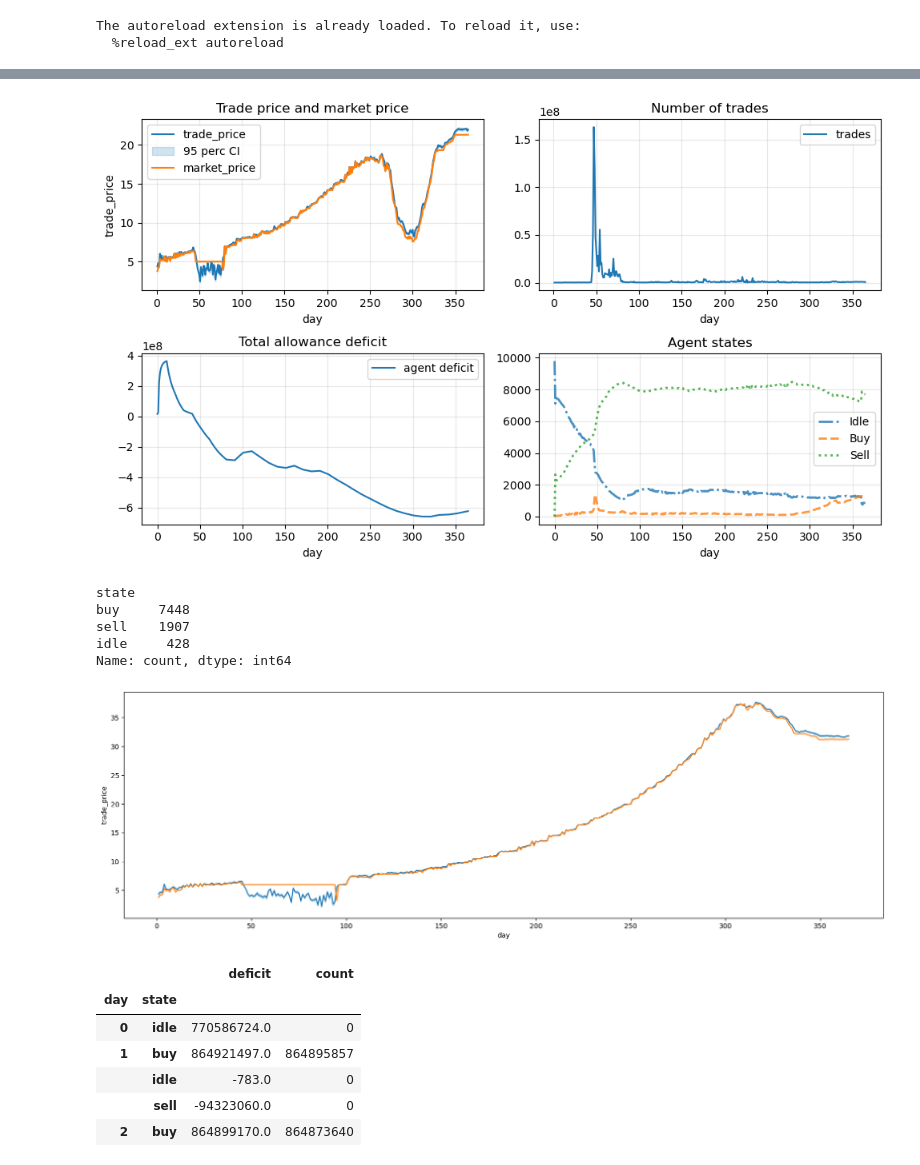
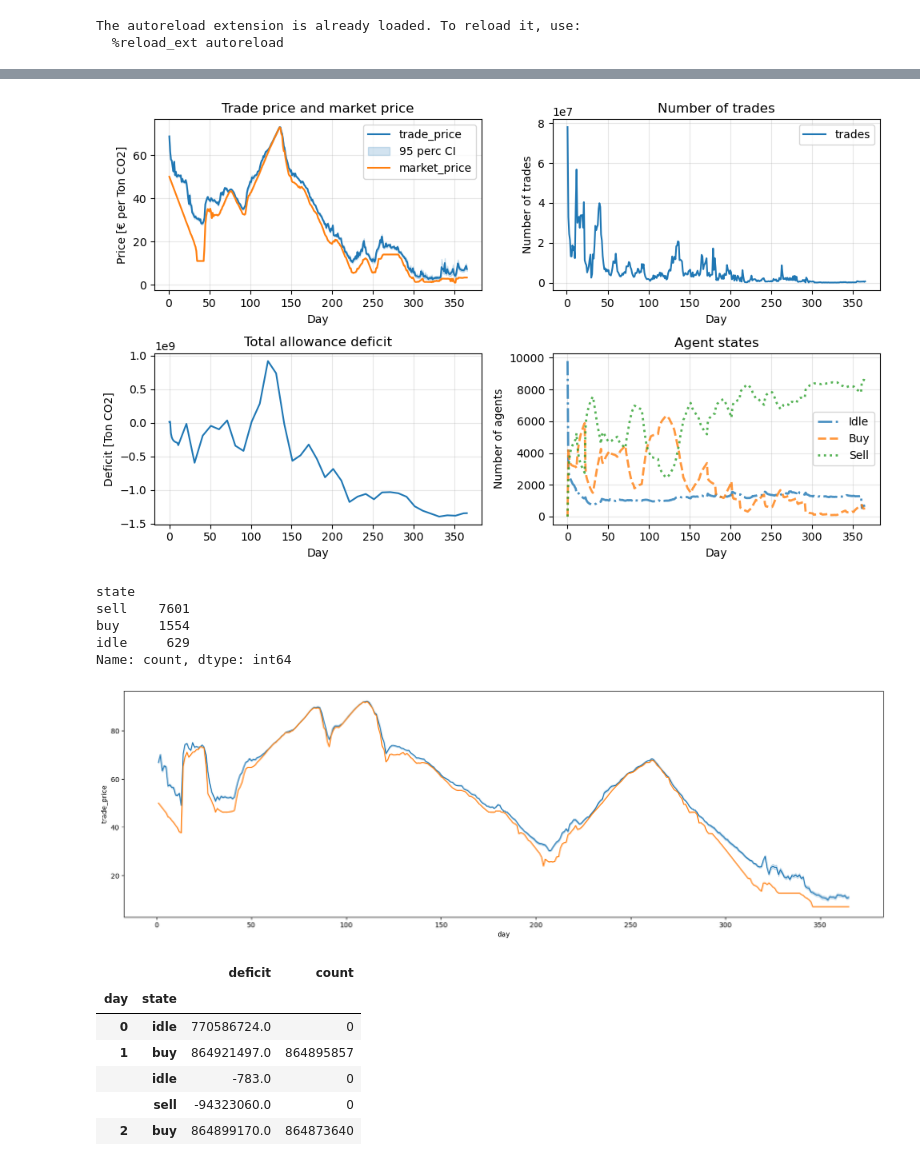
Before and after one commit to haberger/ModSimETS, a Jupyter notebook: modsim.ipynb, the cells around one changed output, grey strips where cells are left out. Drawn from its saved outputs; the diff is of its cells as text; code cells hidden in the pictures.

Commit message:
Reproduce chosen EU plot

```diff
--- a/modsim.ipynb
+++ b/modsim.ipynb
@@ -50,7 +50,7 @@ def init_eu(emission_rate_noise=0.1, expected_emission_noise=0.1):
             np.random.uniform(0, 100),
             np.random.uniform(0, 100),
             activate_abatement=True,
-            emission_rate_noise=training_data[i][1]*np.random.uniform(0.01, 0.01)/365,
+            emission_rate_noise=training_data[i][1]*np.random.uniform(0.001, 0.001)/365,
             expected_emission_noise=training_data[i][1]*0.1,
             advanced_trading=True))
     expected_emissions = np.array(training_data)[:, 1].sum() - np.array(training_data)[:, 0].sum()
@@ -264,7 +264,7 @@ if state == "eu":
 env = Environment(5, agents, mode="seller_preferred")
 print("start simulation")
 for i in tqdm.tqdm(range(365)):
-    if i < 3:# or (i > 188 and i < 193):
+    if False:#i < 3:# or (i > 188 and i < 193):
         env.update(plot=True)
     else:
         env.update(plot=False)
@@ -308,53 +302,68 @@ except:
 axes[0, 0].legend(["trade_price", "95 perc CI","market_price"])
 axes[0, 0].title.set_text("Trade price and market price")
 axes[0, 0].grid(grid, alpha=grid_alpha)
+#xlabel ylable
+axes[0, 0].set_xlabel("Day")
+axes[0, 0].set_ylabel("Price [€ per Ton CO2]")
 
 # Plot 2: Lineplot for trade_price count
 df.groupby("day").sum().trade_amount.plot(kind="line", ax=axes[0, 1])
 axes[0, 1].legend(["trades"])
 axes[0, 1].title.set_text("Number of trades")
 axes[0, 1].grid(grid, alpha=grid_alpha)
+#xlabel ylable
+axes[0, 1].set_xlabel("Day")
+axes[0, 1].set_ylabel("Number of trades")
 
 # Plot 3: Lineplot for agent deficit
 agent_df.groupby("day").deficit.sum().plot(kind="line", ax=axes[1, 0], alpha=1)
-axes[1, 0].legend(["agent deficit"])
 axes[1, 0].title.set_text("Total allowance deficit")
 #set ylim to 0 to 20000
 axes[1, 0].grid(grid, alpha=grid_alpha)
+#xlabel ylable
+axes[1, 0].set_xlabel("Day")
+axes[1, 0].set_ylabel("Deficit [Ton CO2]")
 
 # Plot 4: Lineplot for agent count separated by state
 state_counts = agent_df.groupby("day").state.value_counts().unstack(fill_value=0)
 try:
     state_counts['idle'].plot(kind="line", linestyle='-.',ax=axes[1, 1], alpha = 0.8, lw=2)  # Solid line for 'idle'
 except:
     print("No idles were made")
 try:
     state_counts['buy'].plot(kind="line", linestyle='--', ax=axes[1, 1], alpha = 0.8, lw=2)  # Dashed line for 'buy'
 except:
     print("No buys were made")
 try:
     state_counts['sell'].plot(kind="line", linestyle=':', ax=axes[1, 1], alpha = 0.8, lw=2)  # Dotted line for 'sell'
 except:
     print("No sells were made")
 
 axes[1, 1].legend(["Idle", "Buy", "Sell"])
 axes[1, 1].grid(grid, alpha=grid_alpha)
 axes[1, 1].title.set_text("Agent states")
+#xlabel ylable
+axes[1, 1].set_xlabel("Day")
+axes[1, 1].set_ylabel("Number of agents")
 
 
 # Adjust layout
 plt.tight_layout()
+# add time stamp at beginning
+import datetime
+now = datetime.datetime.now()
+# plt.savefig("plots/{}_{}.png".format(now.strftime("%Y-%m-%d_%H:%M:%S"), state), dpi=450)
 plt.show()
 # %% [output]
-[figure, old version]
+[figure, new version]
 # %%
 #get number of agents each day
 agent_df[agent_df.day==365].value_counts("state")
 # %% [output]
 state
-buy     7448
-sell    1907
-idle     428
+sell    7601
+buy     1554
+idle     629
 Name: count, dtype: int64
 # %%
 
@@ -363,7 +372,7 @@ sns.lineplot(x="day", y="trade_price", data=df)
 sns.lineplot(x="day", y="market_price", data=df)
 plt.show()
 # %% [output]
-[figure, old version]
+[figure, new version]
 # %%
 agent_df.groupby(["day", "state"]).sum()
 # %% [output]
```
Also changed, not shown: parts of 2 cells of this notebook, 1 other file.
